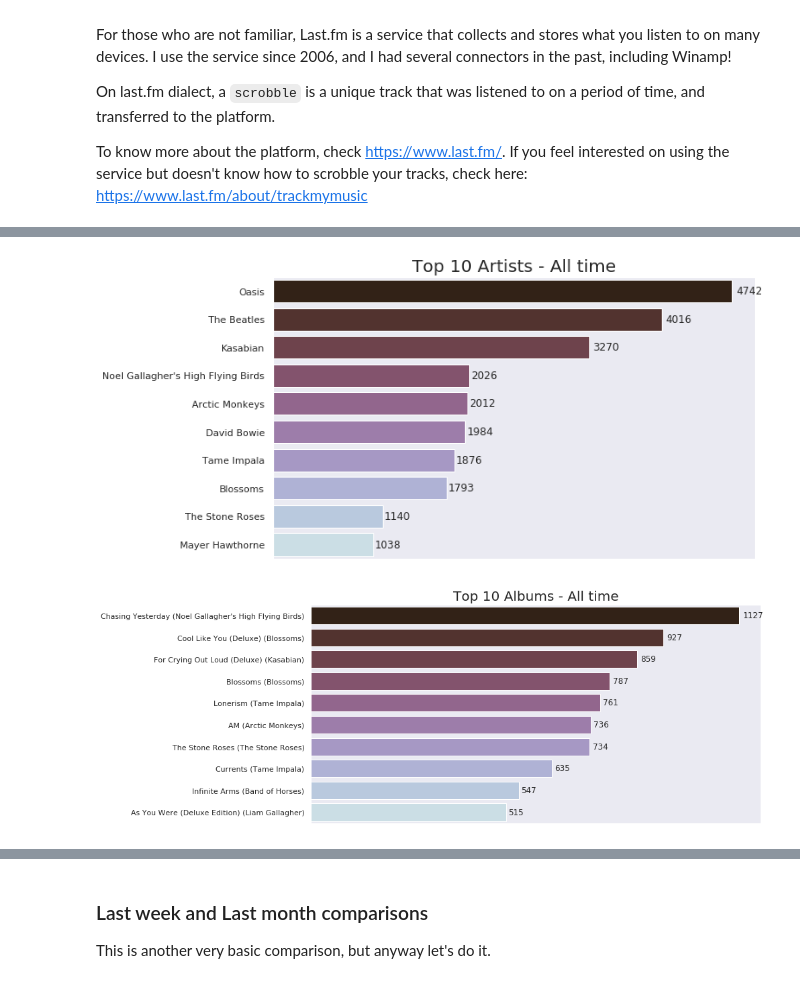
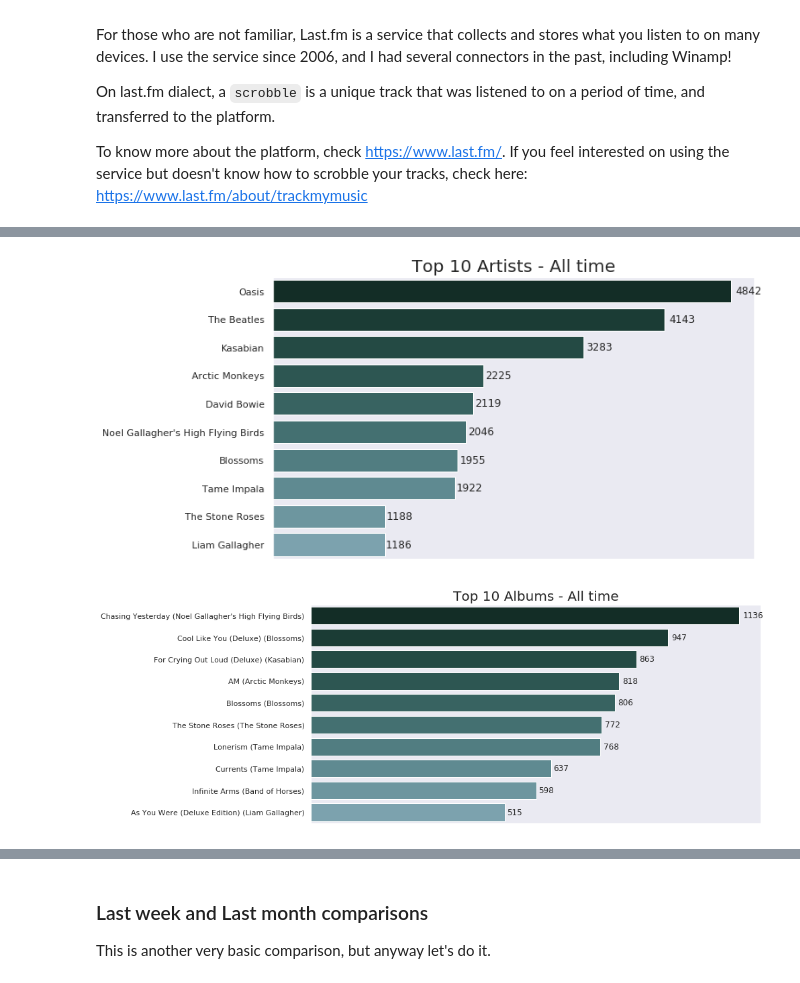
Before and after one commit to gomesfernanda/lastfm-reports, a Jupyter notebook: lastfm_analysis.ipynb, the cells around one changed output, grey strips where cells are left out. Cells and saved outputs as stored; diff of their text form; code cells hidden in the pictures.

Commit message:
change dataframe name and add function

```diff
--- a/lastfm_analysis.ipynb
+++ b/lastfm_analysis.ipynb
@@ -42,7 +43,11 @@ memory usage: 4.0+ MB
+# %%
+file = get_last_file(user, directory, name_file)
+
+if file == None:
+    print('No file found.')
+# %%
+df = pd.read_csv(directory + file, sep=',')
 # %%
-import datetime
-from pytz import timezone
-
 br = timezone('America/Sao_Paulo')
 sp = timezone('Europe/Madrid')
 
@@ -50,18 +55,18 @@ date_moved = int(datetime.datetime(2017,2,6,0,0).timestamp())
 
 list_date_formatted = []
 
-for i in range(len(scrobbles_df)):
-    date_epoch = int(scrobbles_df.iloc[i]['Timestamp'])
+for i in range(len(df)):
+    date_epoch = int(df.iloc[i]['date'])
     if user == 'fergomes' and int(date_epoch) > date_moved:
         date_f = datetime.datetime.fromtimestamp(int(date_epoch), tz=sp)
     else:
         date_f = datetime.datetime.fromtimestamp(int(date_epoch), tz=br)
     list_date_formatted.append(date_f)
 
-scrobbles_df['Date formatted'] = list_date_formatted
-scrobbles_df['Weekday'] = [datetime.date(idx.year, idx.month, idx.day).strftime('%A') for idx in scrobbles_df['Date formatted']]
-scrobbles_df['Weekday_number'] = [datetime.date(idx.year, idx.month, idx.day).isoweekday() for idx in scrobbles_df['Date formatted']]
-scrobbles_df['Hour'] = [idx.hour for idx in scrobbles_df['Date formatted']]
-scrobbles_df['Month'] = [idx.month for idx in scrobbles_df['Date formatted']]
-scrobbles_df['Year'] = [idx.year for idx in scrobbles_df['Date formatted']]
+df['date_formatted'] = list_date_formatted
+df['weekday'] = [datetime.date(idx.year, idx.month, idx.day).strftime('%A') for idx in df['date_formatted']]
+df['weekday_num'] = [datetime.date(idx.year, idx.month, idx.day).isoweekday() for idx in df['date_formatted']]
+df['hour'] = [idx.hour for idx in df['date_formatted']]
+df['month'] = [idx.month for idx in df['date_formatted']]
+df['year'] = [idx.year for idx in df['date_formatted']]
 # %%
@@ -85,5 +132,5 @@ First, let's build simple charts with top 10 artists, albums, tracks and tags fo
 # %%
-top_artists = Counter(scrobbles_df['Artist'])
+top_artists = Counter(df['artist'])
 top_100_artists = top_artists.most_common(100)
 
 x_artists = [item[0] for item in top_100_artists]
@@ -92,7 +139,7 @@ y_artists = [item[1] for item in top_100_artists]
 sns.set()
 plt.subplots(figsize=(10, 6))
 
-palette = sns.cubehelix_palette(10, start=1.5, rot=-.75, reverse=True)
+palette = sns.cubehelix_palette(15, start=-.8, rot=0.2, reverse=True)
 
 artists_plot = sns.barplot(y_artists[:10], x_artists[:10], palette=palette)
 artists_plot.axes.get_xaxis().set_visible(False)
@@ -101,32 +148,32 @@ for p in artists_plot.patches:
     artists_plot.text(p.get_width() * 1.01, p.get_y() + p.get_height()/2.,'%d' % int(p.get_width()),
             fontsize=12, ha='left', va='center')
 
-    top_albums = Counter(scrobbles_df['Album'])
+    top_albums = Counter(df['album'])
 # %% [output]
-[figure, old version]
+[figure, new version]
 # %%
-top_albums = Counter(scrobbles_df['Album'])
+top_albums = Counter(df['album'])
 top_100_albums = top_albums.most_common(100)
 
 x_albums = [item[0] for item in top_100_albums]
 y_albums = [item[1] for item in top_100_albums]
 
 x_albums_with_artist = []
 for i in range(len(x_albums)):
     try:
         album = x_albums[i]
-        artist = scrobbles_df[scrobbles_df.Album == album]['Artist'].mode()[0]
+        artist = df[df.album == album]['artist'].mode()[0]
         album_artist = album + ' (' + artist + ')'
         x_albums_with_artist.append(album_artist)
     except: x_albums_with_artist.append("nan")
 
 plt.subplots(figsize=(12, 6))
 albums_plot = sns.barplot(y_albums[1:11], x_albums_with_artist[1:11], palette=palette)
 albums_plot.axes.get_xaxis().set_visible(False)
 albums_plot.set_title('Top 10 Albums - All time', fontsize=20)
 for p in albums_plot.patches:
     albums_plot.text(p.get_width() * 1.01, p.get_y() + p.get_height()/2.,'%d' % int(p.get_width()),
             fontsize=12, ha='left', va='center')
 # %% [output]
-[figure, old version]
+[figure, new version]
 # %%
```
Also changed, not shown: parts of 44 cells of this notebook.
